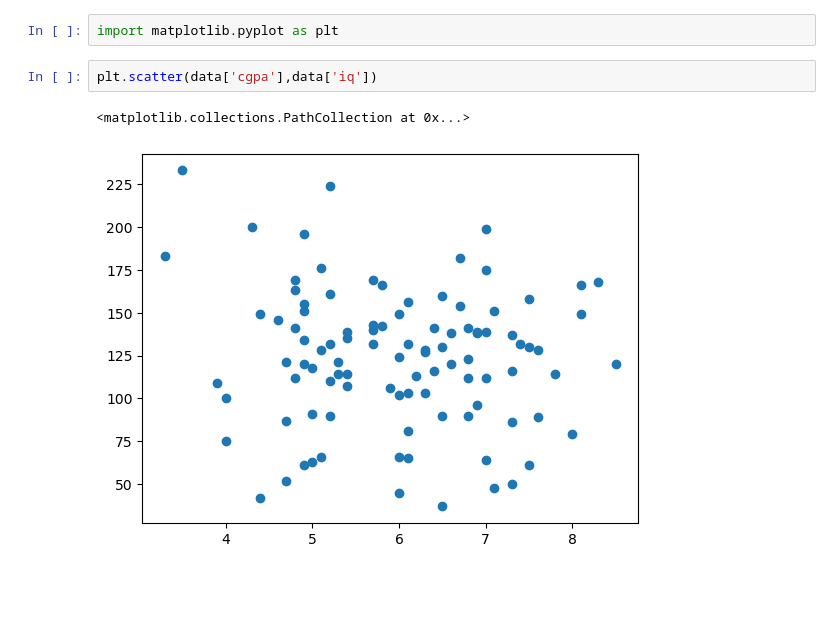
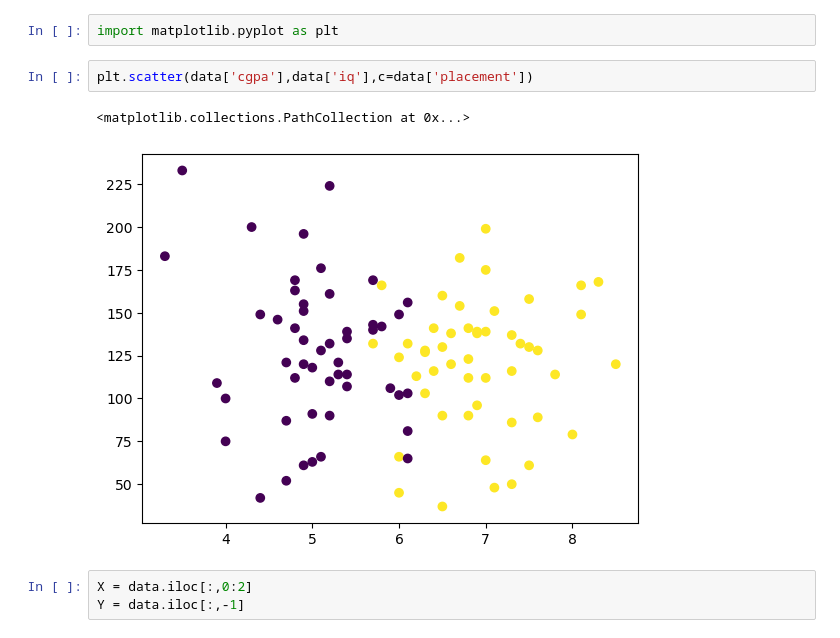
Before and after one commit to Khushi130404/Placemetrix, a Jupyter notebook: Placement_Prediction.ipynb, the cells around one changed output. Drawn from its saved outputs; the diff is of its cells as text; blank space fills up the shorter version.

```diff
--- a/Placement_Prediction.ipynb
+++ b/Placement_Prediction.ipynb
@@ -40,7 +40,10 @@ data.head()
 # %%
 import matplotlib.pyplot as plt
 # %%
-plt.scatter(data['cgpa'],data['iq'])
+plt.scatter(data['cgpa'],data['iq'],c=data['placement'])
 # %% [output]
 <matplotlib.collections.PathCollection at 0x...>
-[figure, old version]
+[figure, new version]
+# %%
+X = data.iloc[:,0:2]
+Y = data.iloc[:,-1]
```
Also changed, not shown: parts of 4 cells of this notebook.
